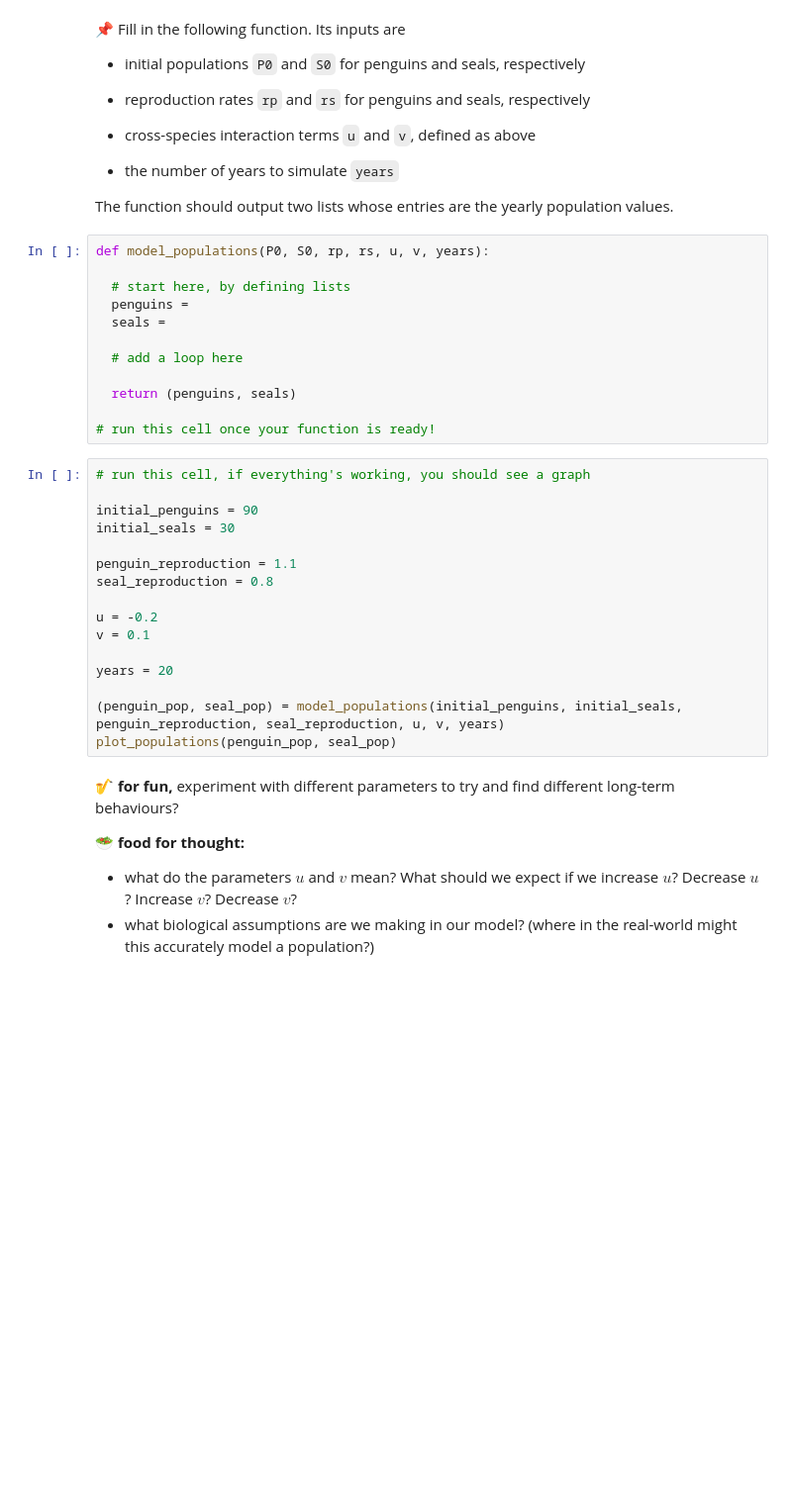
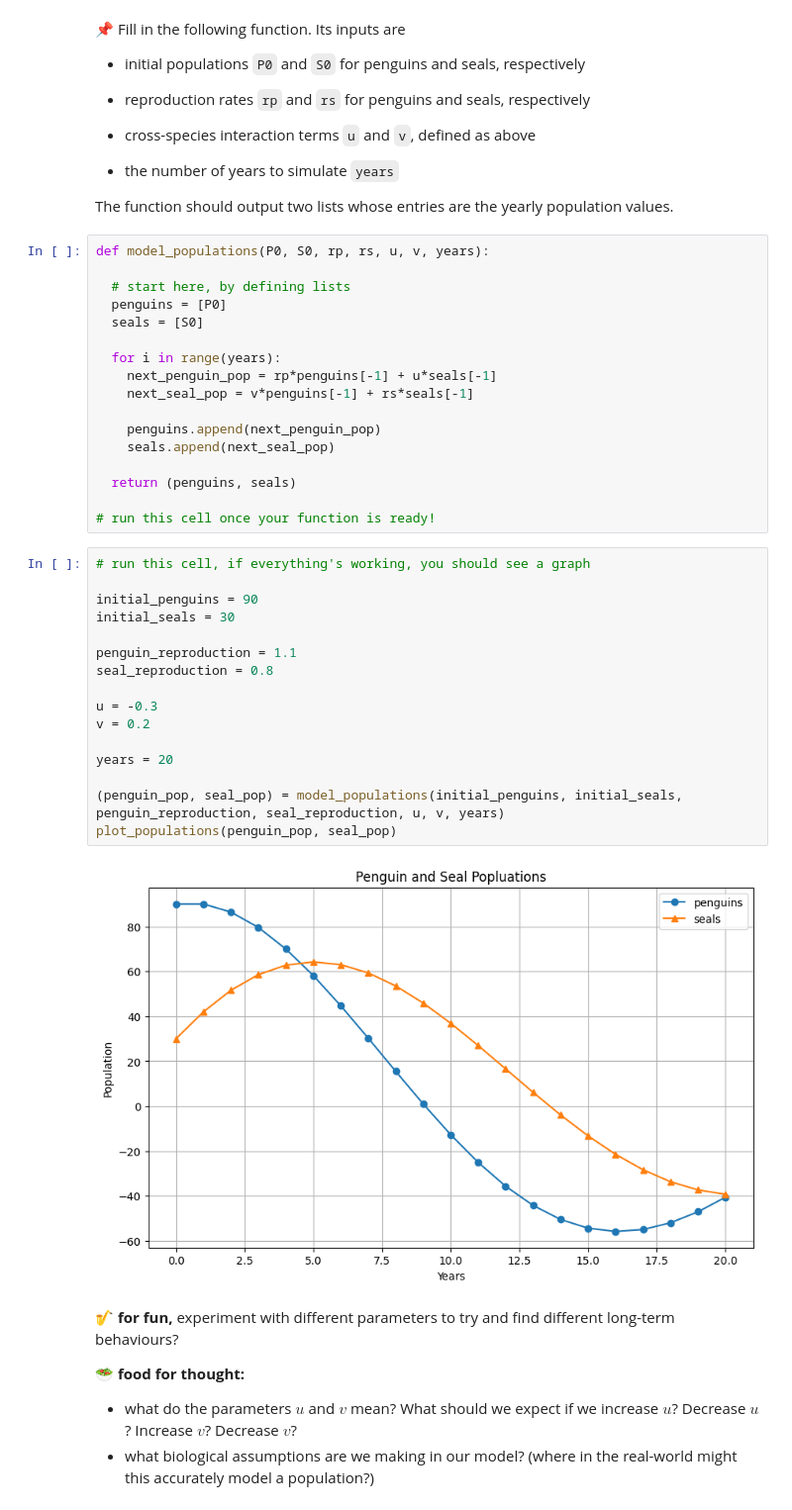
Before and after one commit to mgacummings/mgacummings.github.io, a Jupyter notebook: courses/2026/mathcircle/2MathBio/2-2-predator_prey.ipynb, the cells around one changed output. Shown at 99% size. Cells and saved outputs as stored; diff of their text form; blank space fills up the shorter version.

```diff
--- a/courses/2026/mathcircle/2MathBio/2-2-predator_prey.ipynb
+++ b/courses/2026/mathcircle/2MathBio/2-2-predator_prey.ipynb
@@ -52,10 +62,15 @@ The function should output two lists whose entries are the yearly population val
 def model_populations(P0, S0, rp, rs, u, v, years):
 
   # start here, by defining lists
-  penguins =
-  seals =
+  penguins = [P0]
+  seals = [S0]
 
-  # add a loop here
+  for i in range(years):
+    next_penguin_pop = rp*penguins[-1] + u*seals[-1]
+    next_seal_pop = v*penguins[-1] + rs*seals[-1]
+
+    penguins.append(next_penguin_pop)
+    seals.append(next_seal_pop)
 
   return (penguins, seals)
 
@@ -63,19 +78,21 @@ def model_populations(P0, S0, rp, rs, u, v, years):
 # %%
 # run this cell, if everything's working, you should see a graph
 
 initial_penguins = 90
 initial_seals = 30
 
 penguin_reproduction = 1.1
 seal_reproduction = 0.8
 
-u = -0.2
-v = 0.1
+u = -0.3
+v = 0.2
 
 years = 20
 
 (penguin_pop, seal_pop) = model_populations(initial_penguins, initial_seals, penguin_reproduction, seal_reproduction, u, v, years)
 plot_populations(penguin_pop, seal_pop)
+# %% [output]
+[figure, added]
 # %% [markdown]
 🎷 **for fun,** experiment with different parameters to try and find different long-term behaviours?
 
```
Also changed, not shown: parts of 1 cell of this notebook, 8 other files.
